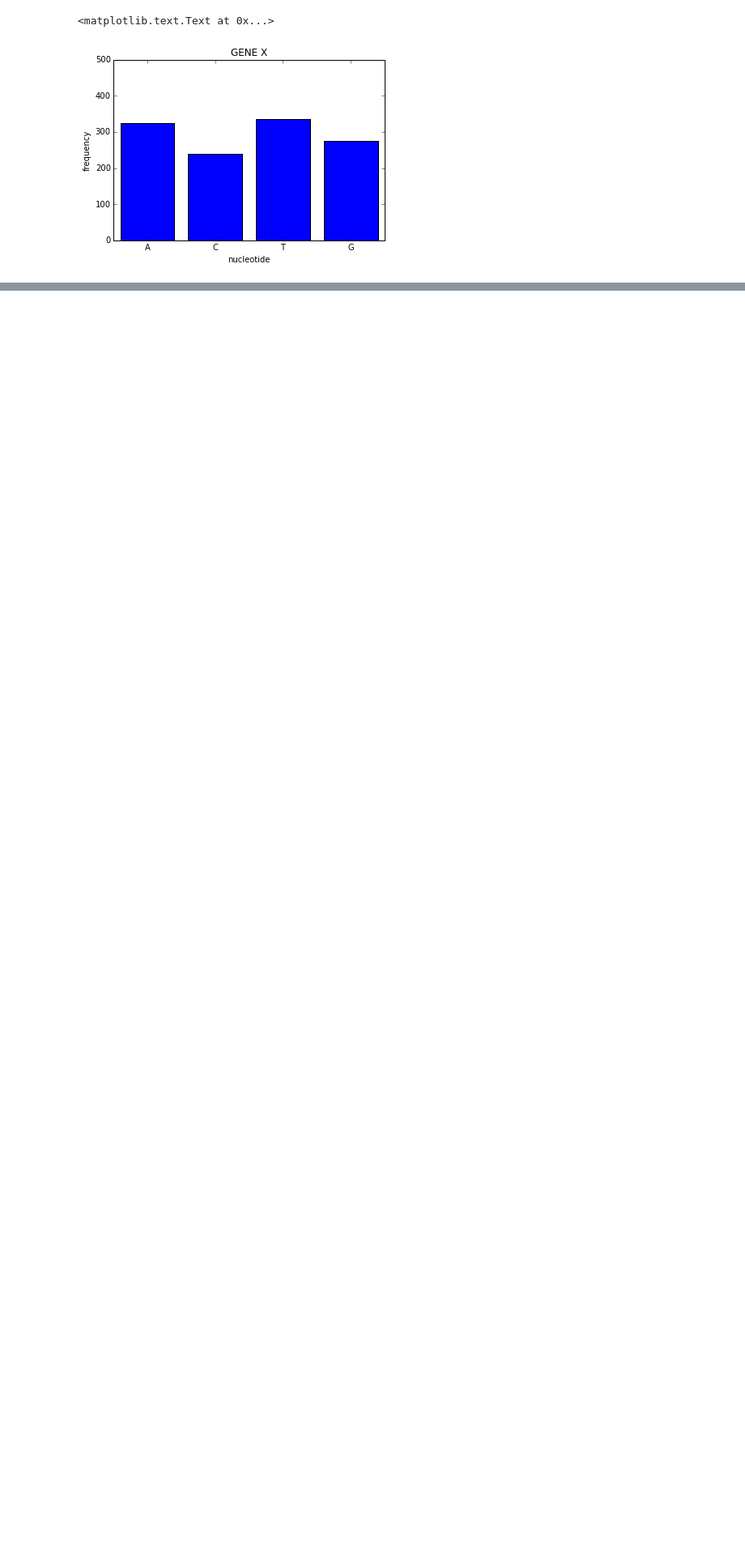
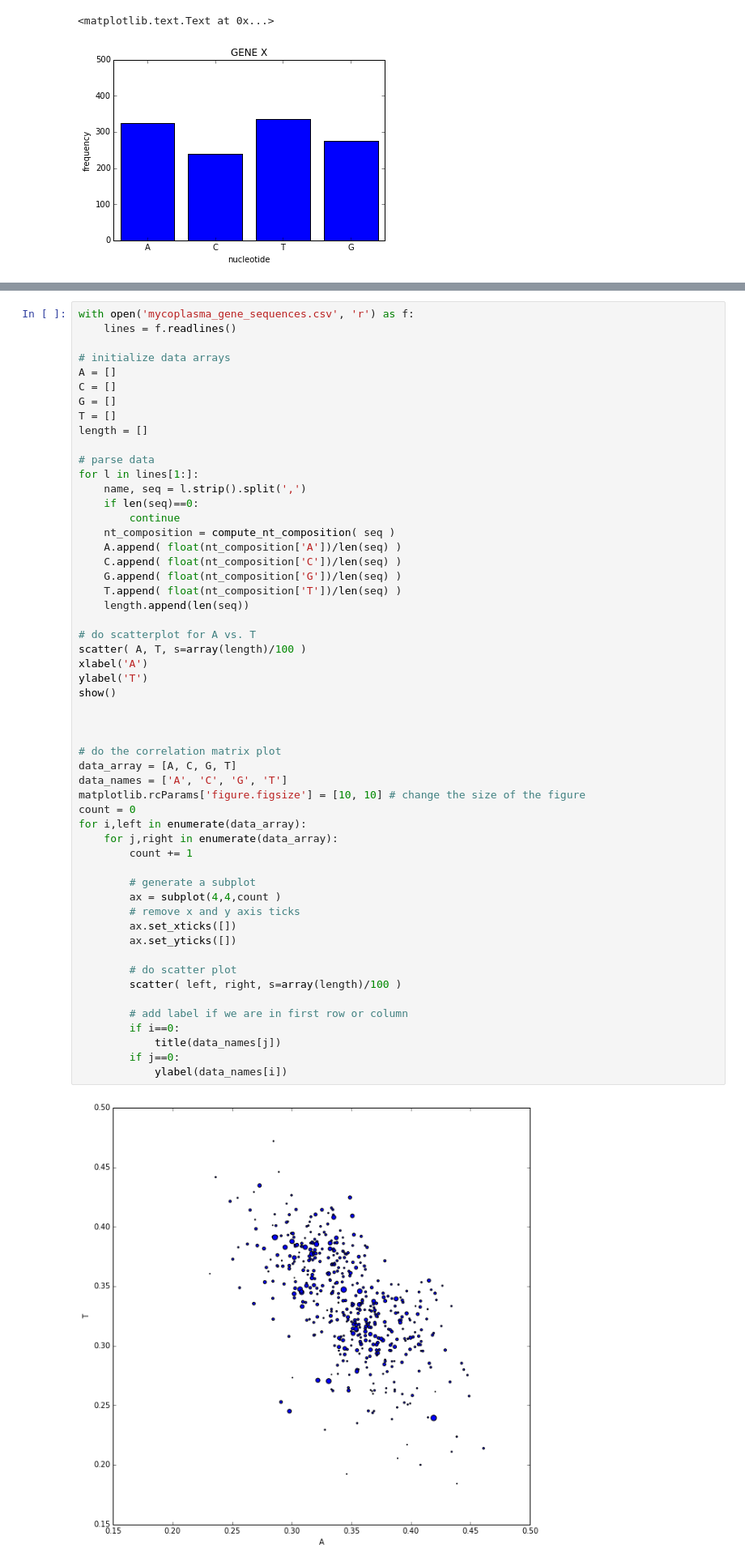
Before and after one commit to theinfluenzor/hu_bp_python_course, a Jupyter notebook: 05_dataio_matplotlib/dataio_matplotlib_exercise.ipynb, the cells around one changed output, grey strips where cells are left out. Shown: that part at 81% size. Saved outputs shown, nothing was run; the diff lists cells and outputs as text; blank space fills up the shorter version.

```diff
--- a/05_dataio_matplotlib/dataio_matplotlib_exercise.ipynb
+++ b/05_dataio_matplotlib/dataio_matplotlib_exercise.ipynb
@@ -61,0 +72,56 @@ xlabel('nucleotide')
+# %%
+with open('mycoplasma_gene_sequences.csv', 'r') as f:
+    lines = f.readlines()
+
+# initialize data arrays
+A = []
+C = []
+G = []
+T = []
+length = []
+
+# parse data
+for l in lines[1:]:
+    name, seq = l.strip().split(',')
+    if len(seq)==0:
+        continue
+    nt_composition = compute_nt_composition( seq )
+    A.append( float(nt_composition['A'])/len(seq) )
+    C.append( float(nt_composition['C'])/len(seq) )
+    G.append( float(nt_composition['G'])/len(seq) )
+    T.append( float(nt_composition['T'])/len(seq) )
+    length.append(len(seq))
+
+# do scatterplot for A vs. T
+scatter( A, T, s=array(length)/100 )
+xlabel('A')
+ylabel('T')
+show()
+
+
+
+# do the correlation matrix plot
+data_array = [A, C, G, T]
+data_names = ['A', 'C', 'G', 'T']
+matplotlib.rcParams['figure.figsize'] = [10, 10] # change the size of the figure
+count = 0
+for i,left in enumerate(data_array):
+    for j,right in enumerate(data_array):
+        count += 1
+
+        # generate a subplot
+        ax = subplot(4,4,count )
+        # remove x and y axis ticks
+        ax.set_xticks([])
+        ax.set_yticks([])
+
+        # do scatter plot
+        scatter( left, right, s=array(length)/100 )
+
+        # add label if we are in first row or column
+        if i==0:
+            title(data_names[j])
+        if j==0:
+            ylabel(data_names[i])
+# %% [output]
+[figure, added]
```
Also changed, not shown: parts of 5 cells of this notebook, 1 other file.
